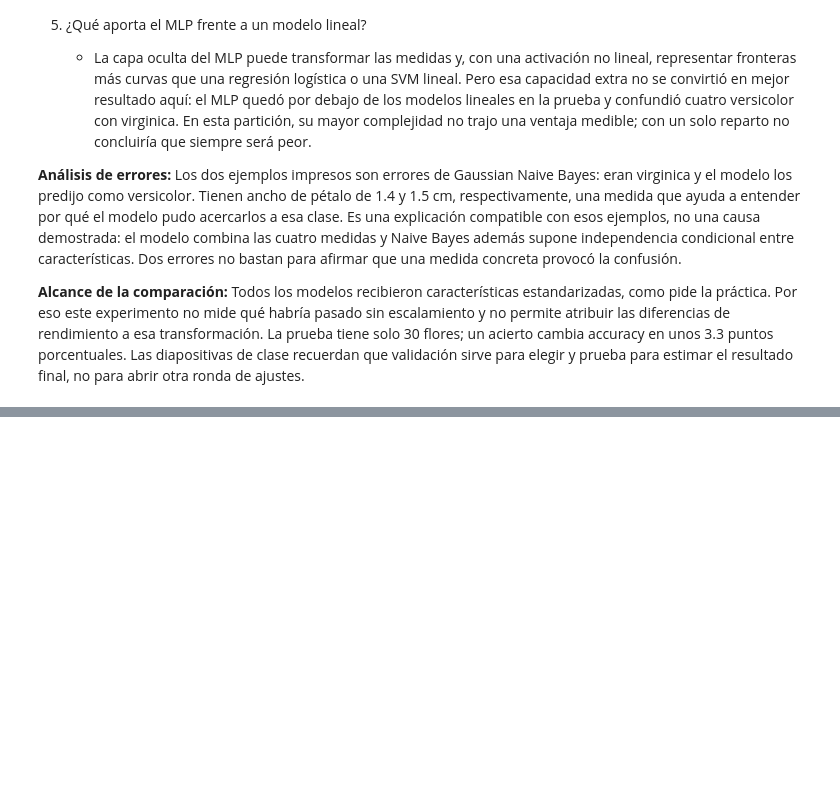
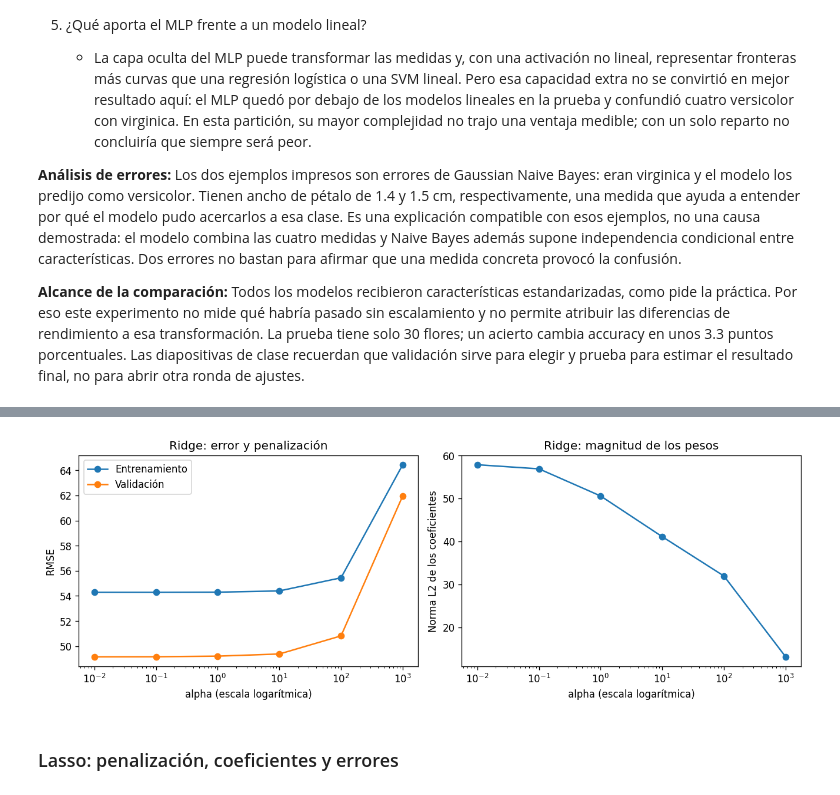
Before and after one commit to Vladimirjon/IR_26B, a Jupyter notebook: notebooks/01_revml.ipynb, the cells around one changed output, grey strips where cells are left out. Cells and saved outputs as stored; diff of their text form; code cells hidden in the pictures; blank space fills up the shorter version.

Commit message:
Comparación de modelos de regresión

```diff
--- a/notebooks/01_revml.ipynb
+++ b/notebooks/01_revml.ipynb
@@ -1018,0 +1602,7 @@ Aquí explica qué significan los resultados usando conceptos de Machine Learnin
+# %%
+reg_mlp_initial.fit(X_reg_train, y_reg_train)
+reg_mlp_initial_prediction = reg_mlp_initial.predict(X_reg_validation)
+display(pd.DataFrame([{
+    "Modelo": 'MLP de regresión',
+    **regression_metrics(y_reg_validation, reg_mlp_initial_prediction),
+}]).round(3))
@@ -1018,0 +1669,20 @@ Aquí explica qué significan los resultados usando conceptos de Machine Learnin
+# %%
+ridge_regularization_rows = []
+ridge_coefficient_rows = []
+for row in reg_candidates['Ridge']:
+    coefficients = row["modelo"].named_steps["regressor"].coef_
+    ridge_regularization_rows.append({
+        "alpha": row["Parámetros"]["alpha"],
+        "RMSE de entrenamiento": row["RMSE de entrenamiento"],
+        "RMSE de validación": row["RMSE"],
+        "Norma L2 de coeficientes": np.linalg.norm(coefficients),
+        "Coeficientes nulos": np.count_nonzero(coefficients == 0),
+    })
+    ridge_coefficient_rows.append({
+        "alpha": row["Parámetros"]["alpha"],
+        **dict(zip(X_diabetes.columns, coefficients)),
+    })
+ridge_regularization = pd.DataFrame(ridge_regularization_rows)
+ridge_coefficients = pd.DataFrame(ridge_coefficient_rows)
+display(ridge_regularization.round(3))
+display(ridge_coefficients.round(3))
@@ -1018,0 +1704,20 @@ Aquí explica qué significan los resultados usando conceptos de Machine Learnin
+# %%
+fig, axes = plt.subplots(1, 2, figsize=(11, 4))
+axes[0].plot(ridge_regularization["alpha"], ridge_regularization["RMSE de entrenamiento"], marker="o", label="Entrenamiento")
+axes[0].plot(ridge_regularization["alpha"], ridge_regularization["RMSE de validación"], marker="o", label="Validación")
+axes[0].set_xscale("log")
+axes[0].set_xlabel("alpha (escala logarítmica)")
+axes[0].set_ylabel("RMSE")
+axes[0].set_title("Ridge: error y penalización")
+axes[0].legend()
+axes[1].plot(ridge_regularization["alpha"], ridge_regularization["Norma L2 de coeficientes"], marker="o")
+axes[1].set_xscale("log")
+axes[1].set_xlabel("alpha (escala logarítmica)")
+axes[1].set_ylabel("Norma L2 de los coeficientes")
+axes[1].set_title("Ridge: magnitud de los pesos")
+plt.tight_layout()
+plt.show()
+# %% [output]
+[figure, added]
+# %% [markdown]
+### Lasso: penalización, coeficientes y errores
```
Also changed, not shown: parts of 82 cells of this notebook.
